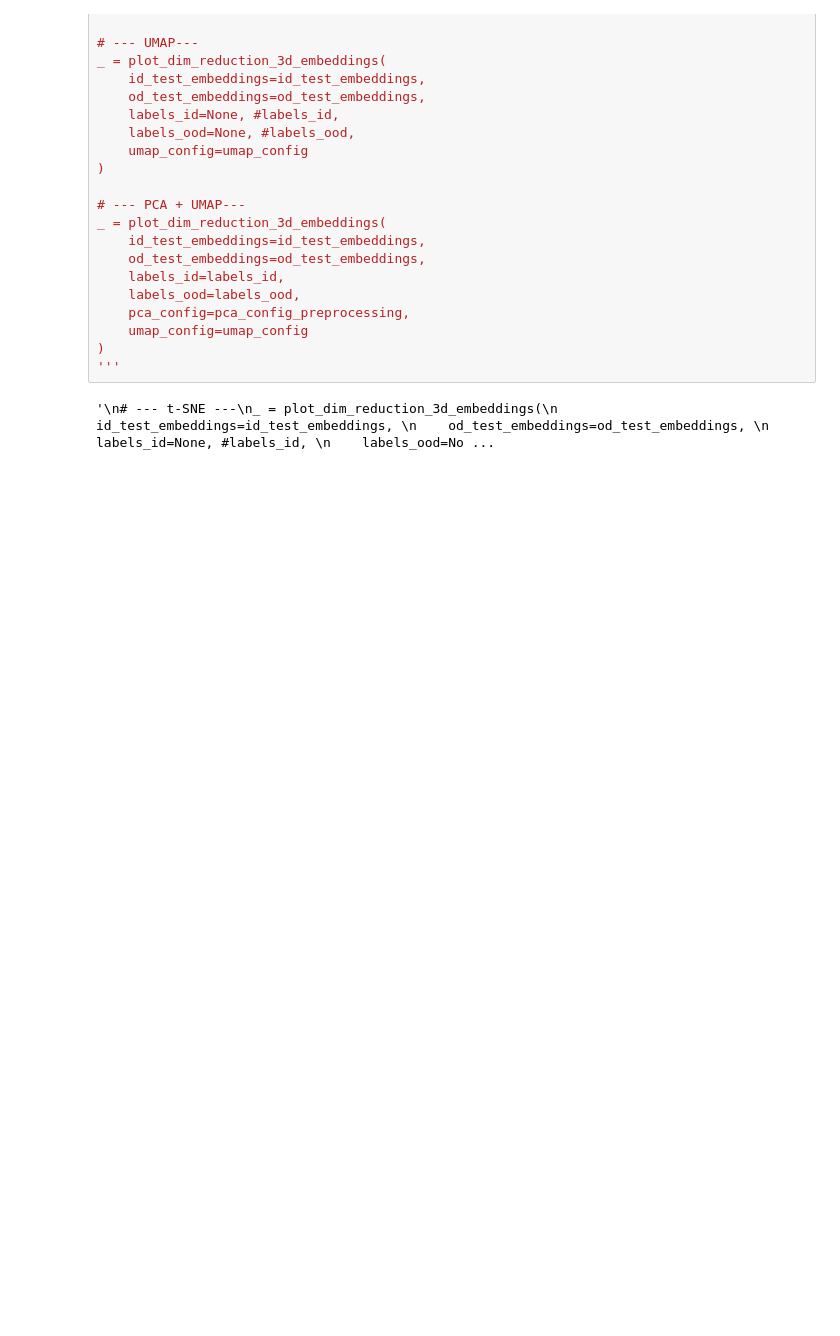
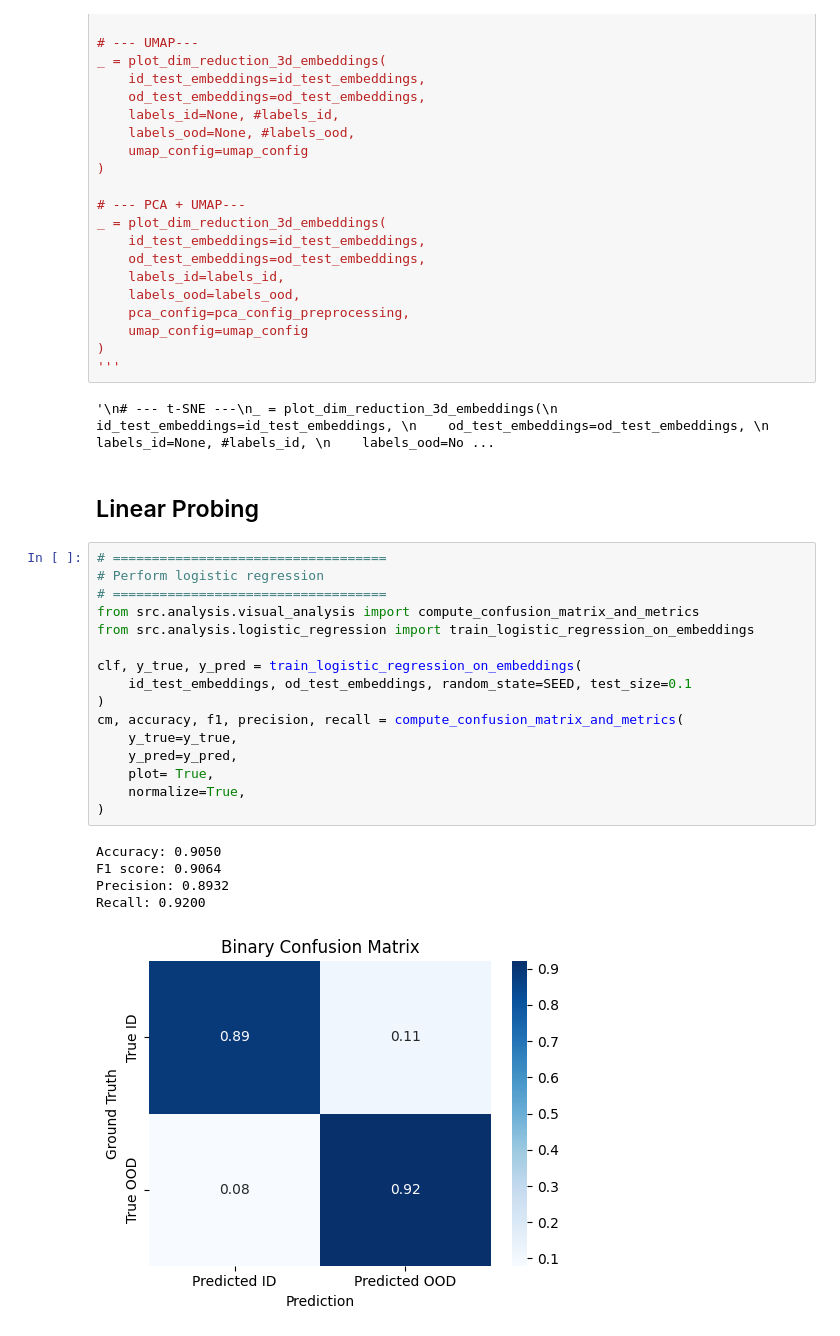
Before and after one commit to LilaR66/ood_for_hallucination_detection, a Jupyter notebook: notebooks/ood_main_notebook.ipynb, the cells around one changed output. Cells and saved outputs as stored; diff of their text form; blank space fills up the shorter version.

Commit message:
Fix: confusion matrix and metrics computation

```diff
--- a/notebooks/ood_main_notebook.ipynb
+++ b/notebooks/ood_main_notebook.ipynb
@@ -885,3 +955,27 @@ _ = plot_dim_reduction_3d_embeddings(
 '''
 # %% [output]
 '\n# --- t-SNE ---\n_ = plot_dim_reduction_3d_embeddings(\n    id_test_embeddings=id_test_embeddings, \n    od_test_embeddings=od_test_embeddings, \n    labels_id=None, #labels_id, \n    labels_ood=No ...
+# %% [markdown]
+## Linear Probing
+# %%
+# ===================================
+# Perform logistic regression
+# ===================================
+from src.analysis.visual_analysis import compute_confusion_matrix_and_metrics
+from src.analysis.logistic_regression import train_logistic_regression_on_embeddings
+
+clf, y_true, y_pred = train_logistic_regression_on_embeddings(
+    id_test_embeddings, od_test_embeddings, random_state=SEED, test_size=0.1
+)
+cm, accuracy, f1, precision, recall = compute_confusion_matrix_and_metrics(
+    y_true=y_true,
+    y_pred=y_pred,
+    plot= True,
+    normalize=True,
+)
+# %% [output]
+Accuracy: 0.9050
+F1 score: 0.9064
+Precision: 0.8932
+Recall: 0.9200
+[figure, added]
```
Also changed, not shown: parts of 8 cells of this notebook, 1 other file.
